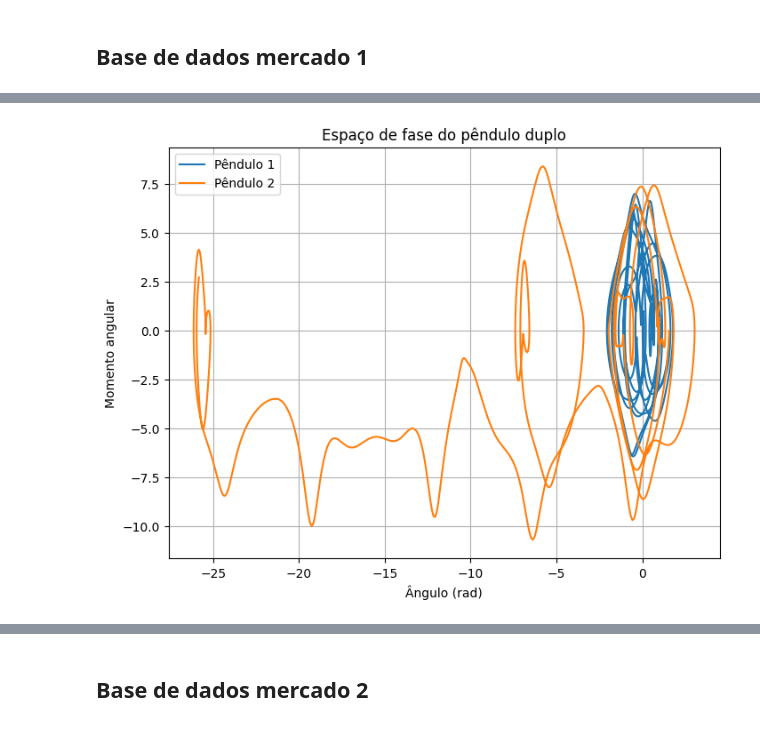
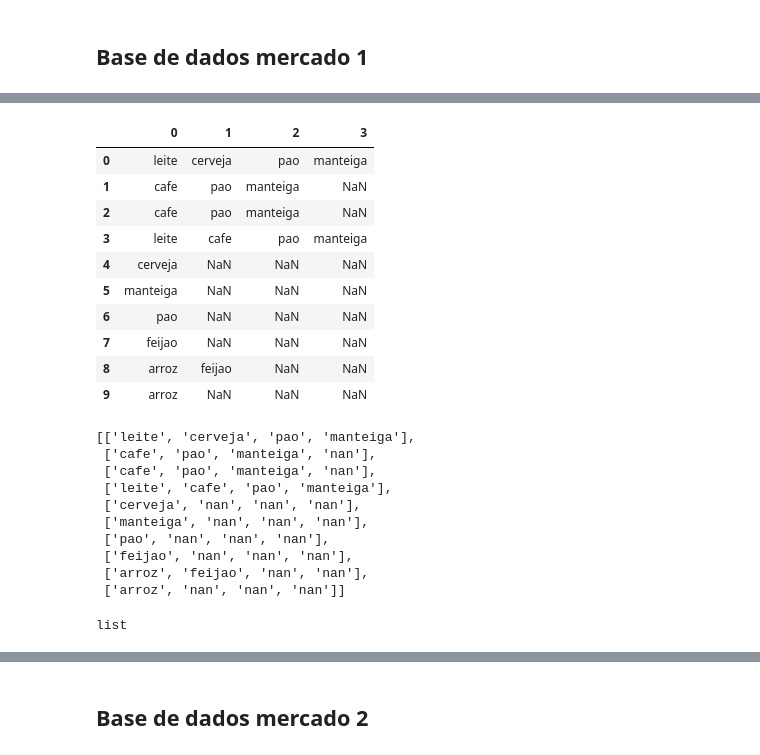
Before and after one commit to Josearthur266/Aprendendo_Machine_Learning, a Jupyter notebook: Algoritmo_apriori/Algoritmo_apriori.ipynb, the cells around one changed output, grey strips where cells are left out. Drawn from its saved outputs; the diff is of its cells as text; code cells hidden in the pictures.

```diff
--- a/Algoritmo_apriori/Algoritmo_apriori.ipynb
+++ b/Algoritmo_apriori/Algoritmo_apriori.ipynb
@@ -58,44 +8,15 @@ from scipy.integrate import odeint
-# %%
-# Espaço de fase do pêndulo duplo
-
-# Parâmetros do pêndulo duplo
-m1, m2 = 1.0, 1.0  # massas
-l1, l2 = 1.0, 1.0  # comprimentos
-g = 9.81           # gravidade
-
-def derivs(state, t):
-    theta1, z1, theta2, z2 = state
-    delta = theta2 - theta1
-
-    den1 = (m1 + m2) * l1 - m2 * l1 * np.cos(delta) * np.cos(delta)
-    den2 = (l2 / l1) * den1
-
-    dtheta1 = z1
-    dz1 = ((m2 * l1 * z1 * z1 * np.sin(delta) * np.cos(delta) +
-            m2 * g * np.sin(theta2) * np.cos(delta) +
-            m2 * l2 * z2 * z2 * np.sin(delta) -
-            (m1 + m2) * g * np.sin(theta1)) / den1)
-    dtheta2 = z2
-    dz2 = ((-m2 * l2 * z2 * z2 * np.sin(delta) * np.cos(delta) +
-            (m1 + m2) * g * np.sin(theta1) * np.cos(delta) -
-            (m1 + m2) * l1 * z1 * z1 * np.sin(delta) -
-            (m1 + m2) * g * np.sin(theta2)) / den2)
-    return [dtheta1, dz1, dtheta2, dz2]
-
-# Condições iniciais
-state0 = [np.pi / 2, 0, np.pi / 2, 0]
-t = np.linspace(0, 20, 2000)
-
-states = odeint(derivs, state0, t)
-
-plt.figure(figsize=(8, 6))
-plt.plot(states[:, 0], states[:, 1], label='Pêndulo 1')
-plt.plot(states[:, 2], states[:, 3], label='Pêndulo 2')
-plt.xlabel('Ângulo (rad)')
-plt.ylabel('Momento angular')
-plt.title('Espaço de fase do pêndulo duplo')
-plt.legend()
-plt.grid(True)
-plt.show()
-# %% [output]
-[figure, removed]
+# %%
+base_mercado1 = pd.read_csv('mercado.csv', header=None) #headers=None indica ao código que não há cabeçalho no arquivo CSV
+base_mercado1
+# %% [output]
+|  | 0 | 1 | 2 | 3 |
+| 0 | leite | cerveja | pao | manteiga |
+| 1 | cafe | pao | manteiga | NaN |
+| 2 | cafe | pao | manteiga | NaN |
+| 3 | leite | cafe | pao | manteiga |
+| 4 | cerveja | NaN | NaN | NaN |
+| 5 | manteiga | NaN | NaN | NaN |
+| 6 | pao | NaN | NaN | NaN |
+| 7 | feijao | NaN | NaN | NaN |
+| 8 | arroz | feijao | NaN | NaN |
+| 9 | arroz | NaN | NaN | NaN |
@@ -101,0 +28,17 @@ plt.show()
+# %%
+transacoes
+# %% [output]
+[['leite', 'cerveja', 'pao', 'manteiga'],
+ ['cafe', 'pao', 'manteiga', 'nan'],
+ ['cafe', 'pao', 'manteiga', 'nan'],
+ ['leite', 'cafe', 'pao', 'manteiga'],
+ ['cerveja', 'nan', 'nan', 'nan'],
+ ['manteiga', 'nan', 'nan', 'nan'],
+ ['pao', 'nan', 'nan', 'nan'],
+ ['feijao', 'nan', 'nan', 'nan'],
+ ['arroz', 'feijao', 'nan', 'nan'],
+ ['arroz', 'nan', 'nan', 'nan']]
+# %%
+type(transacoes)
+# %% [output]
+list
```
Also changed, not shown: parts of 26 cells of this notebook, 1 other file.
